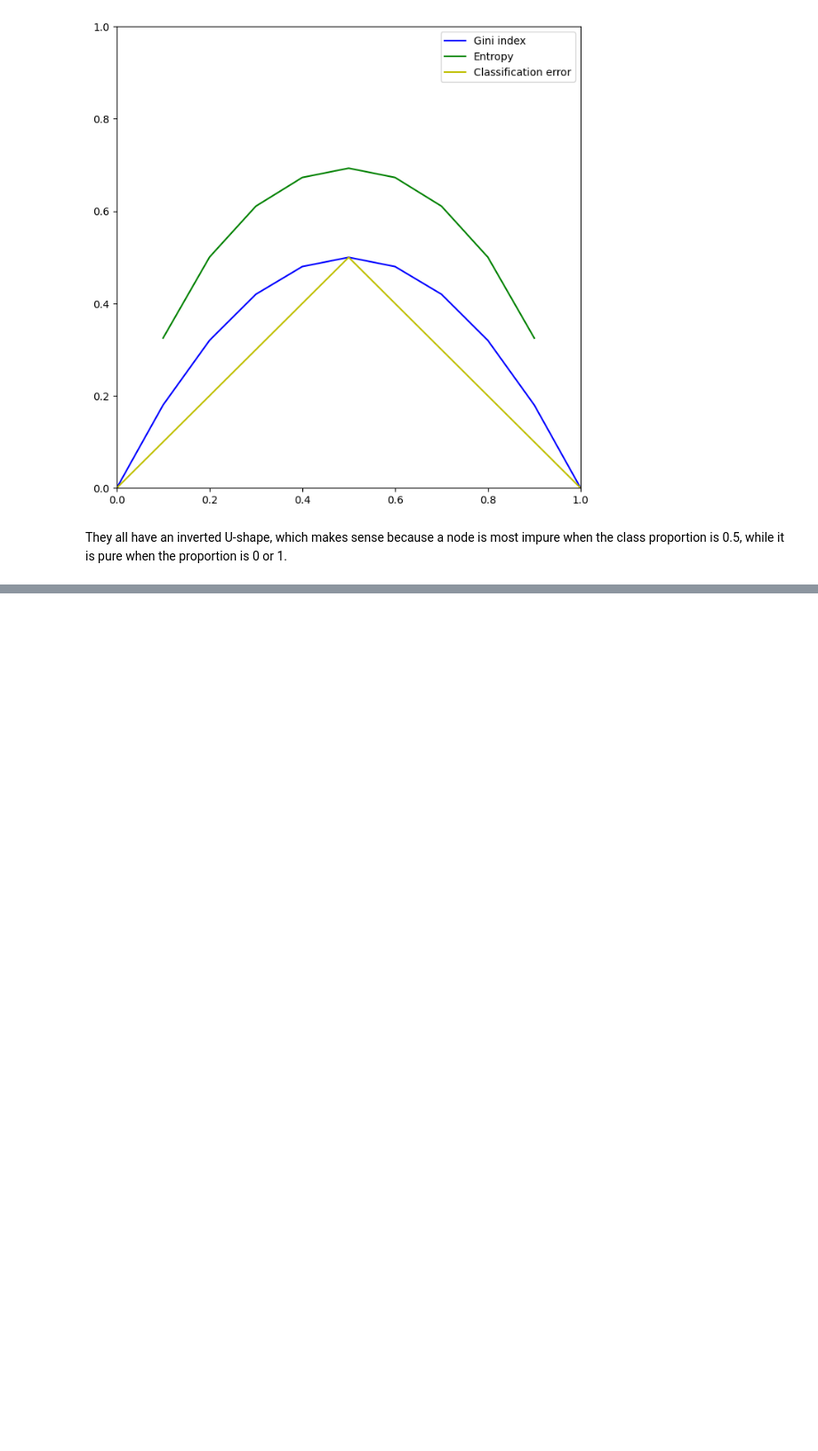
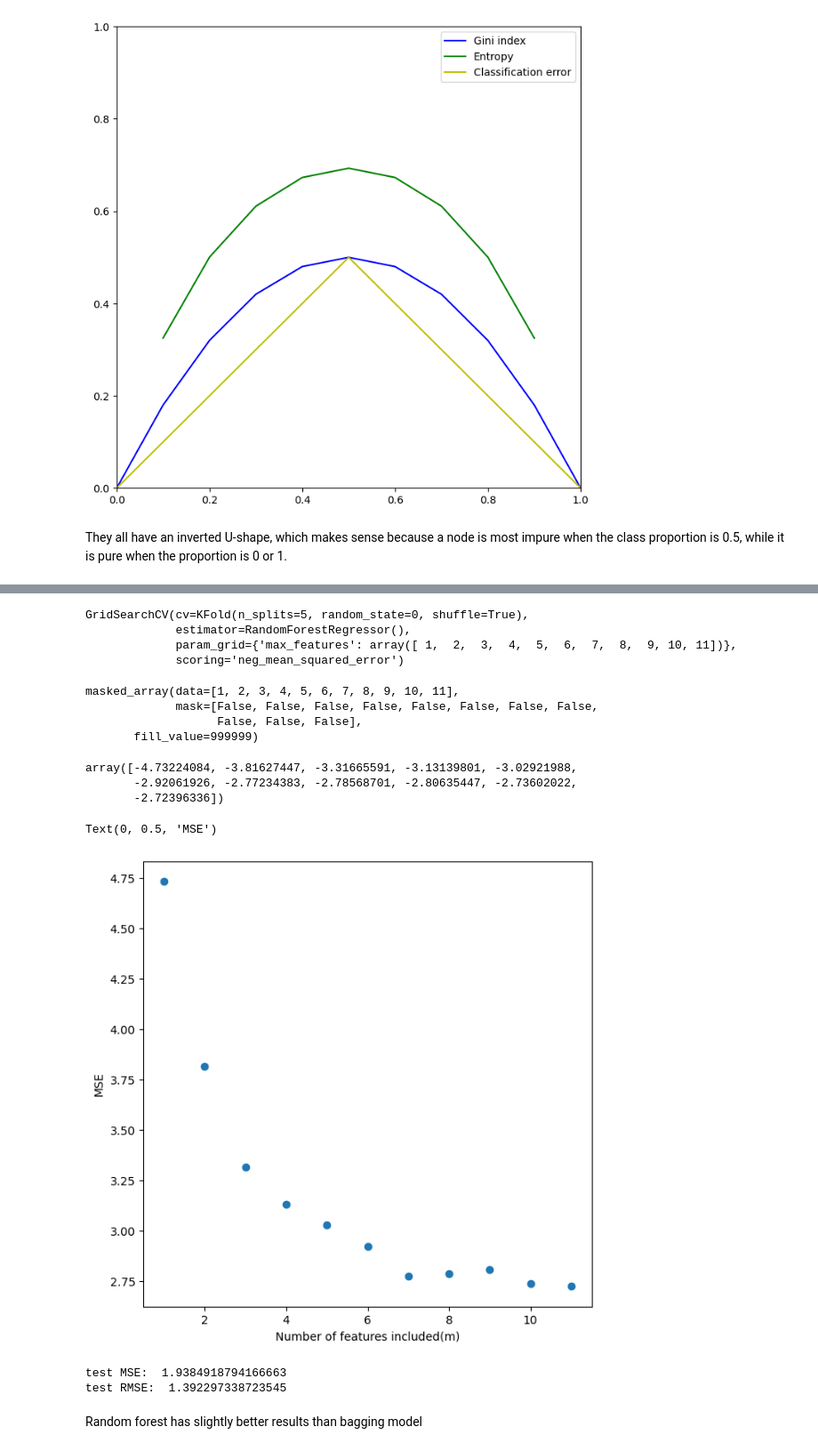
Before and after one commit to kolyakr/ISLP, a Jupyter notebook: 8_tree-based_methods/exercises.ipynb, the cells around one changed output, grey strips where cells are left out. Shown at 89% size. Cells and saved outputs as stored; diff of their text form; code cells hidden in the pictures; blank space fills up the shorter version.

```diff
--- a/8_tree-based_methods/exercises.ipynb
+++ b/8_tree-based_methods/exercises.ipynb
@@ -53,0 +235,15 @@ They all have an inverted U-shape, which makes sense because a node is most impu
+# %%
+kfold = skm.KFold(n_splits=5,
+                  random_state=0,
+                  shuffle=True)
+
+param_grid = {
+  "ccp_alpha": ccp_path.ccp_alphas
+}
+
+grid = skm.GridSearchCV(estimator=regr_tree_model,
+                        cv=kfold,
+                        scoring="neg_mean_squared_error",
+                        param_grid=param_grid)
+
+grid.fit(X_train, y_train)
@@ -53,0 +274,5 @@ They all have an inverted U-shape, which makes sense because a node is most impu
+# %%
+# as we remember: bagging is a special case of random forest, when p = m
+
+bagging_model = RF(max_features=X_train.shape[1], n_estimators=500, random_state=0)
+bagging_model.fit(X_train, y_train)
@@ -53,0 +314,45 @@ They all have an inverted U-shape, which makes sense because a node is most impu
+# %%
+rand_forest_model = RF()
+# %%
+K = 5
+kfold = skm.KFold(n_splits=K,
+                  random_state=0,
+                  shuffle=True)
+
+param_grid = {
+  "max_features": np.linspace(1, X_train.shape[1], X_train.shape[1]).astype(int)
+}
+
+grid = skm.GridSearchCV(estimator=rand_forest_model,
+                        param_grid=param_grid,
+                        scoring="neg_mean_squared_error",
+                        cv=kfold)
+
+grid.fit(X_train, y_train)
+# %% [output]
+GridSearchCV(cv=KFold(n_splits=5, random_state=0, shuffle=True),
+             estimator=RandomForestRegressor(),
+             param_grid={'max_features': array([ 1,  2,  3,  4,  5,  6,  7,  8,  9, 10, 11])},
+             scoring='neg_mean_squared_error')
+# %%
+grid.cv_results_["param_max_features"]
+# %% [output]
+masked_array(data=[1, 2, 3, 4, 5, 6, 7, 8, 9, 10, 11],
+             mask=[False, False, False, False, False, False, False, False,
+                   False, False, False],
+       fill_value=999999)
+# %%
+grid.cv_results_["mean_test_score"]
+# %% [output]
+array([-4.73224084, -3.81627447, -3.31665591, -3.13139801, -3.02921988,
+       -2.92061926, -2.77234383, -2.78568701, -2.80635447, -2.73602022,
+       -2.72396336])
+# %%
+fig, ax = subplots(figsize=(7, 7))
+ax.scatter(grid.cv_results_["param_max_features"],
+           -grid.cv_results_["mean_test_score"])
+ax.set_xlabel("Number of features included(m)")
+ax.set_ylabel("MSE")
+# %% [output]
+Text(0, 0.5, 'MSE')
+[figure, added]
@@ -53,0 +361,10 @@ They all have an inverted U-shape, which makes sense because a node is most impu
+# %%
+y_pred = tuned_rand_for_model.predict(X_test)
+
+print("test MSE: ", np.mean((y_test - y_pred)**2))
+print("test RMSE: ", np.sqrt(np.mean((y_test - y_pred)**2)))
+# %% [output]
+test MSE:  1.9384918794166663
+test RMSE:  1.392297338723545
+# %% [markdown]
+Random forest has slightly better results than bagging model
```
Also changed, not shown: parts of 63 cells of this notebook.
